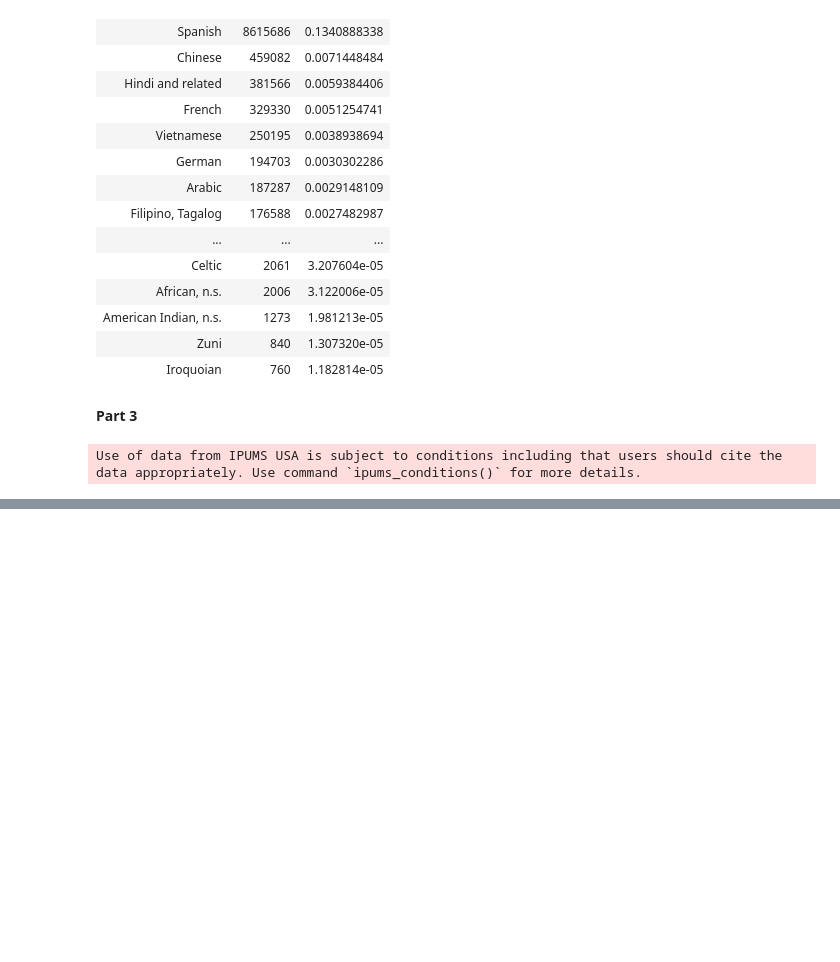
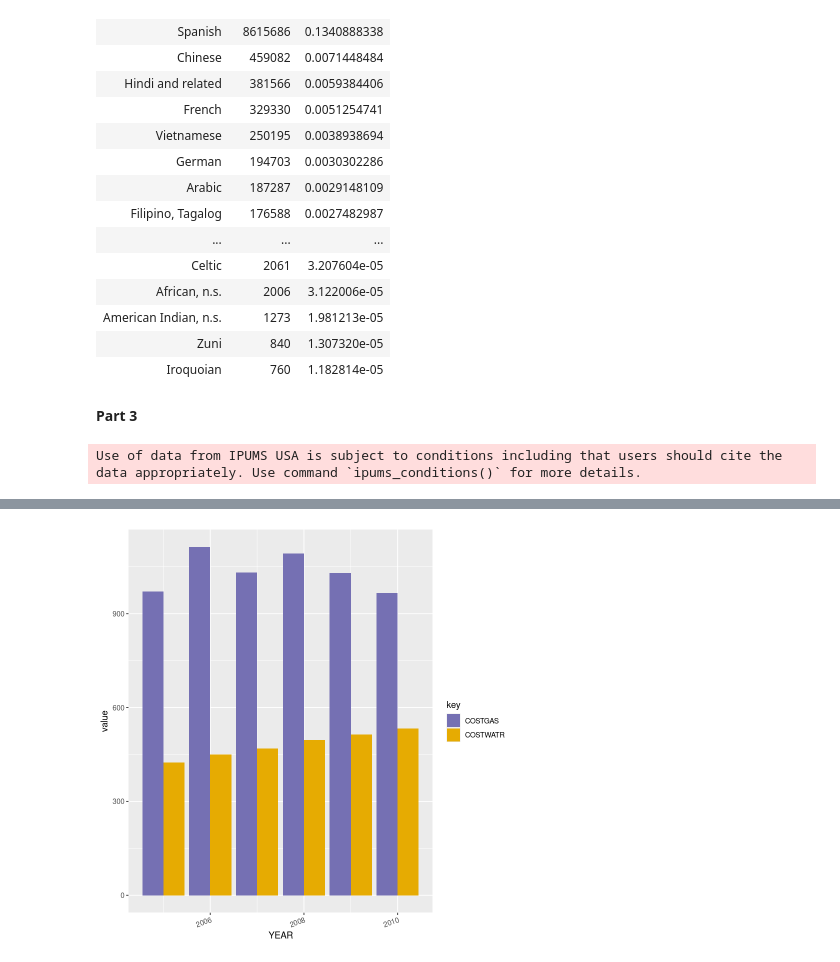
Before and after one commit to jcolond/LTCC_Reno, a Jupyter notebook: IPUMS_Exercise_2.ipynb, the cells around one changed output, grey strips where cells are left out. Cells and saved outputs as stored; diff of their text form; code cells hidden in the pictures; blank space fills up the shorter version.

```diff
--- a/IPUMS_Exercise_2.ipynb
+++ b/IPUMS_Exercise_2.ipynb
@@ -145,0 +166,6 @@ Caused by error:
+# %%
+data_summary <- data %>% filter(PERNUM ==1 & COSTGAS != 0 & COSTGAS < 9990 & COSTWATR != 0 & COSTWATR < 9990) %>% filter (UNITSSTR == 3 & ROOMS == 5) %>% group_by(YEAR = YEAR) %>% summarize (COSTGAS = weighted.mean(COSTGAS, HHWT) , COSTWATR = weighted.mean(COSTWATR, HHWT)) %>% gather(key, value, COSTGAS, COSTWATR)
+# %%
+ggplot(data_summary, aes(x = YEAR, y = value, fill = key)) + geom_col(position = "dodge") + theme(axis.text.x = element_text(angle = 20, hjust =1)) + scale_fill_manual(values = c("#7570b3", "#e6ab02"))
+# %% [output]
+[figure, added]
```
Also changed, not shown: parts of 7 cells of this notebook, 3 other files.
